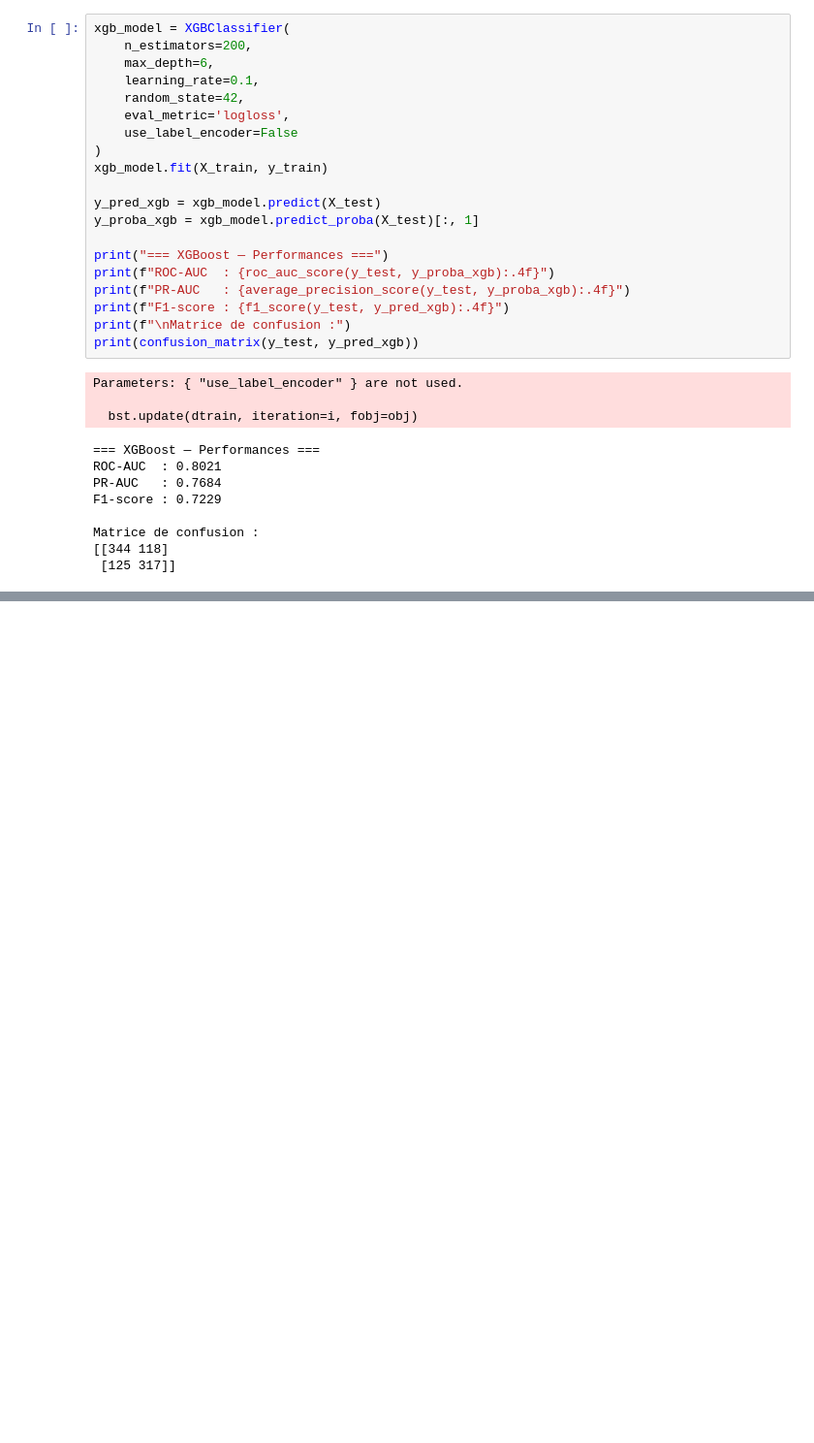
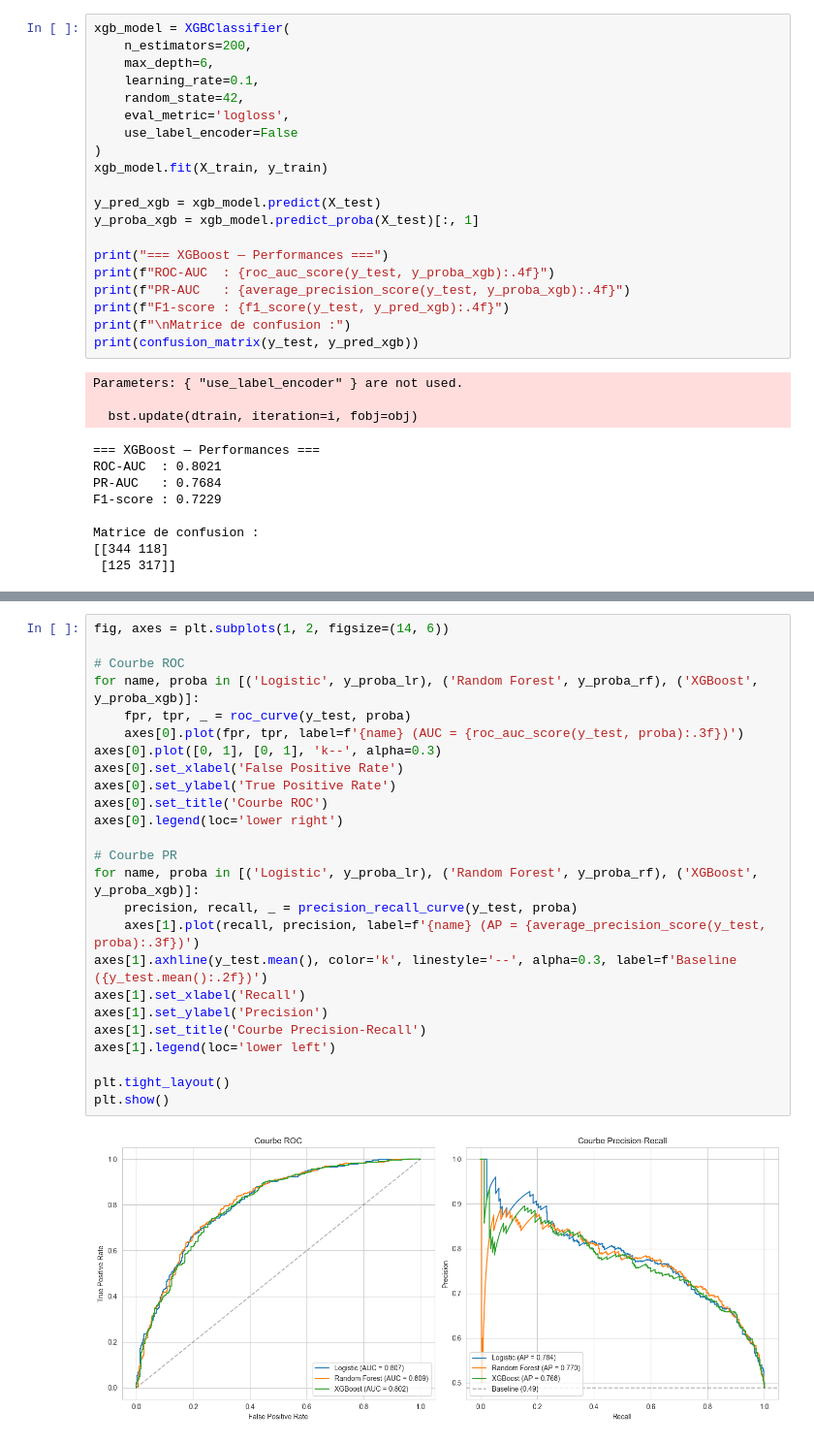
Before and after one commit to AlexisSTH/customer-churn-rfm-online-retail, a Jupyter notebook: notebooks/04_modeling.ipynb, the cells around one changed output, grey strips where cells are left out. Shown at 97% size. Drawn from its saved outputs; the diff is of its cells as text; blank space fills up the shorter version.

```diff
--- a/notebooks/04_modeling.ipynb
+++ b/notebooks/04_modeling.ipynb
@@ -302,0 +357,27 @@ Matrice de confusion :
+# %%
+fig, axes = plt.subplots(1, 2, figsize=(14, 6))
+
+# Courbe ROC
+for name, proba in [('Logistic', y_proba_lr), ('Random Forest', y_proba_rf), ('XGBoost', y_proba_xgb)]:
+    fpr, tpr, _ = roc_curve(y_test, proba)
+    axes[0].plot(fpr, tpr, label=f'{name} (AUC = {roc_auc_score(y_test, proba):.3f})')
+axes[0].plot([0, 1], [0, 1], 'k--', alpha=0.3)
+axes[0].set_xlabel('False Positive Rate')
+axes[0].set_ylabel('True Positive Rate')
+axes[0].set_title('Courbe ROC')
+axes[0].legend(loc='lower right')
+
+# Courbe PR
+for name, proba in [('Logistic', y_proba_lr), ('Random Forest', y_proba_rf), ('XGBoost', y_proba_xgb)]:
+    precision, recall, _ = precision_recall_curve(y_test, proba)
+    axes[1].plot(recall, precision, label=f'{name} (AP = {average_precision_score(y_test, proba):.3f})')
+axes[1].axhline(y_test.mean(), color='k', linestyle='--', alpha=0.3, label=f'Baseline ({y_test.mean():.2f})')
+axes[1].set_xlabel('Recall')
+axes[1].set_ylabel('Precision')
+axes[1].set_title('Courbe Precision-Recall')
+axes[1].legend(loc='lower left')
+
+plt.tight_layout()
+plt.show()
+# %% [output]
+[figure, added]
```
Also changed, not shown: parts of 12 cells of this notebook.
